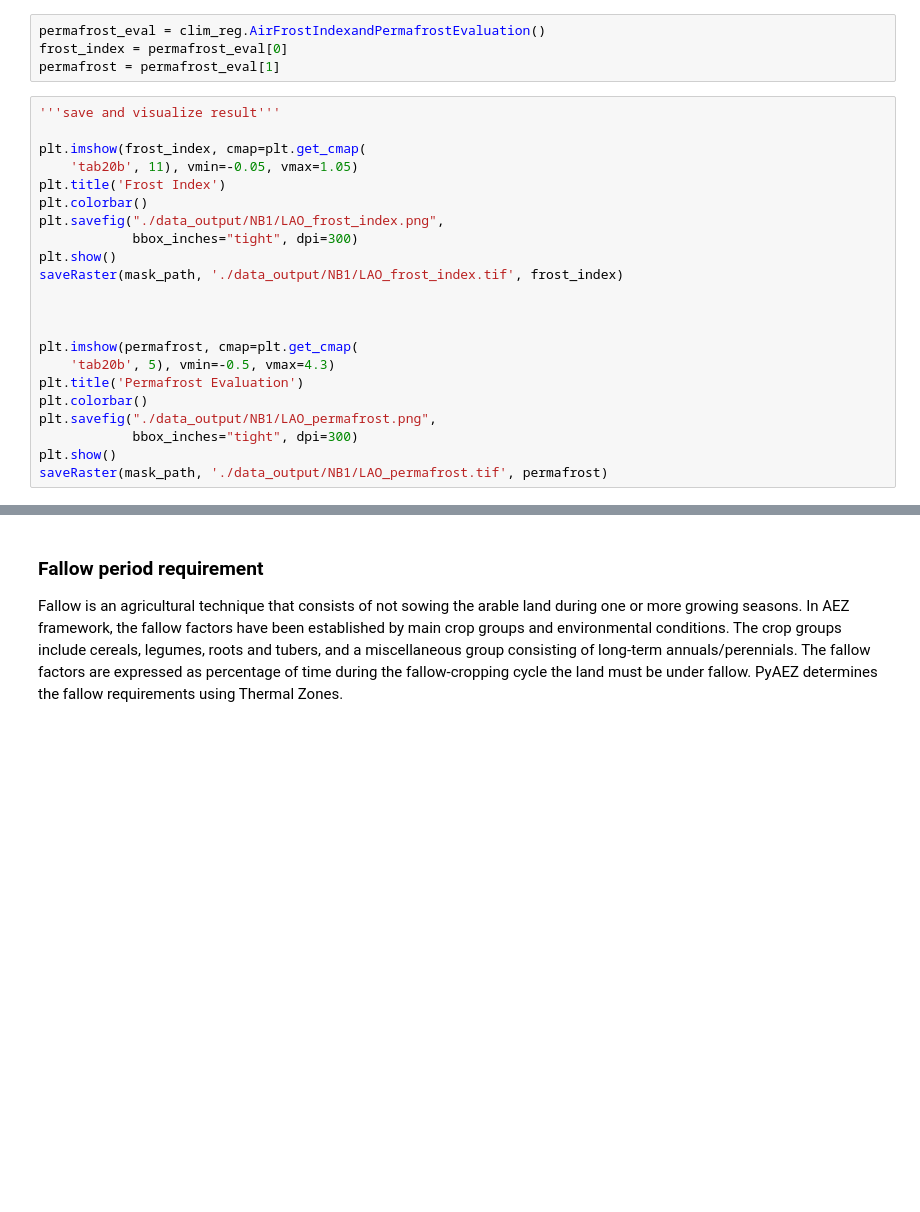
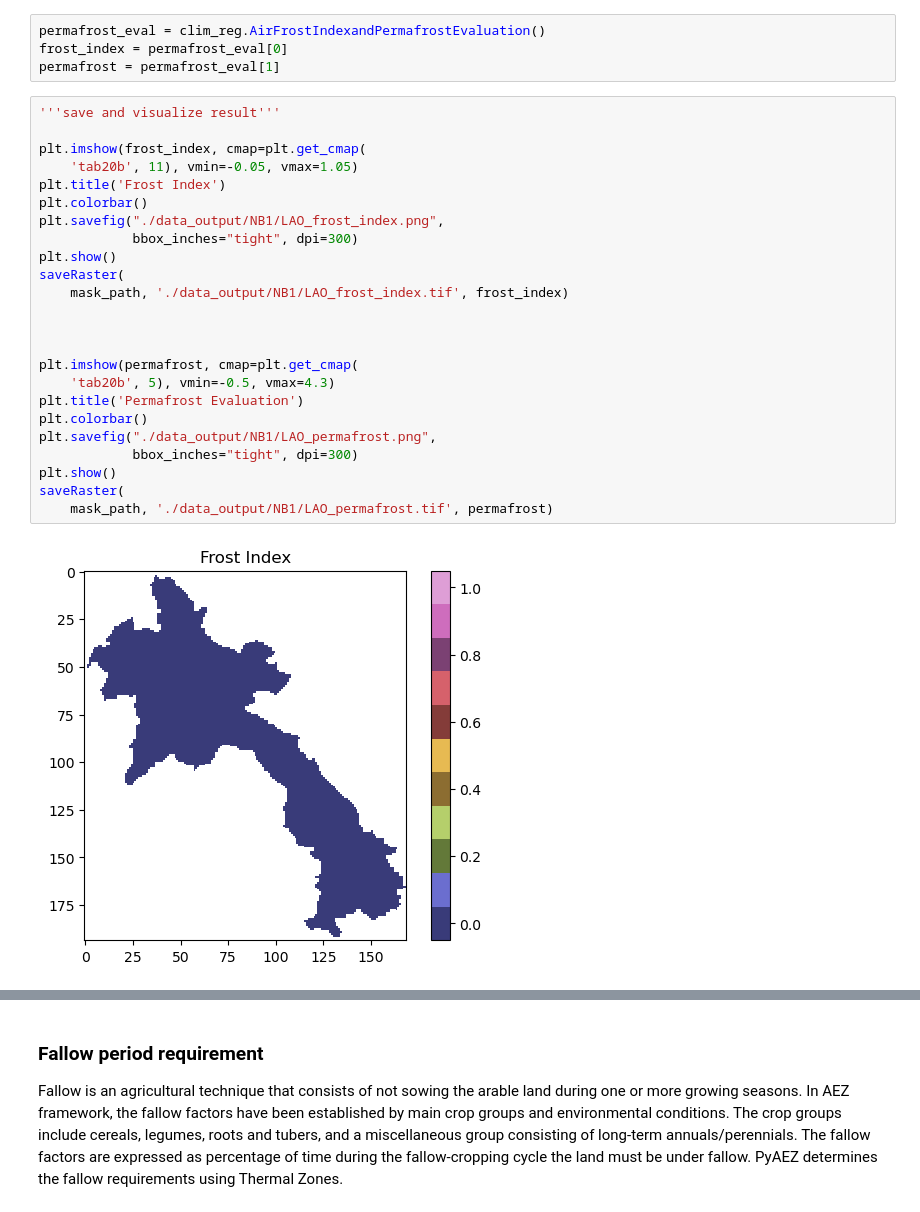
Before and after one commit to gicait/PyAEZ, a Jupyter notebook: tutorials/NB1_ClimateRegime.ipynb, the cells around one changed output, grey strips where cells are left out. Cells and saved outputs as stored; diff of their text form; blank space fills up the shorter version.

```diff
--- a/tutorials/NB1_ClimateRegime.ipynb
+++ b/tutorials/NB1_ClimateRegime.ipynb
@@ -330,22 +347,26 @@ permafrost = permafrost_eval[1]
 # %%
 '''save and visualize result'''
 
 plt.imshow(frost_index, cmap=plt.get_cmap(
     'tab20b', 11), vmin=-0.05, vmax=1.05)
 plt.title('Frost Index')
 plt.colorbar()
 plt.savefig("./data_output/NB1/LAO_frost_index.png",
             bbox_inches="tight", dpi=300)
 plt.show()
-saveRaster(mask_path, './data_output/NB1/LAO_frost_index.tif', frost_index)
+saveRaster(
+    mask_path, './data_output/NB1/LAO_frost_index.tif', frost_index)
 
 
 
 plt.imshow(permafrost, cmap=plt.get_cmap(
     'tab20b', 5), vmin=-0.5, vmax=4.3)
 plt.title('Permafrost Evaluation')
 plt.colorbar()
 plt.savefig("./data_output/NB1/LAO_permafrost.png",
             bbox_inches="tight", dpi=300)
 plt.show()
-saveRaster(mask_path, './data_output/NB1/LAO_permafrost.tif', permafrost)
+saveRaster(
+    mask_path, './data_output/NB1/LAO_permafrost.tif', permafrost)
+# %% [output]
+[figure, added]
```
Also changed, not shown: parts of 27 cells of this notebook, 29 other files.
